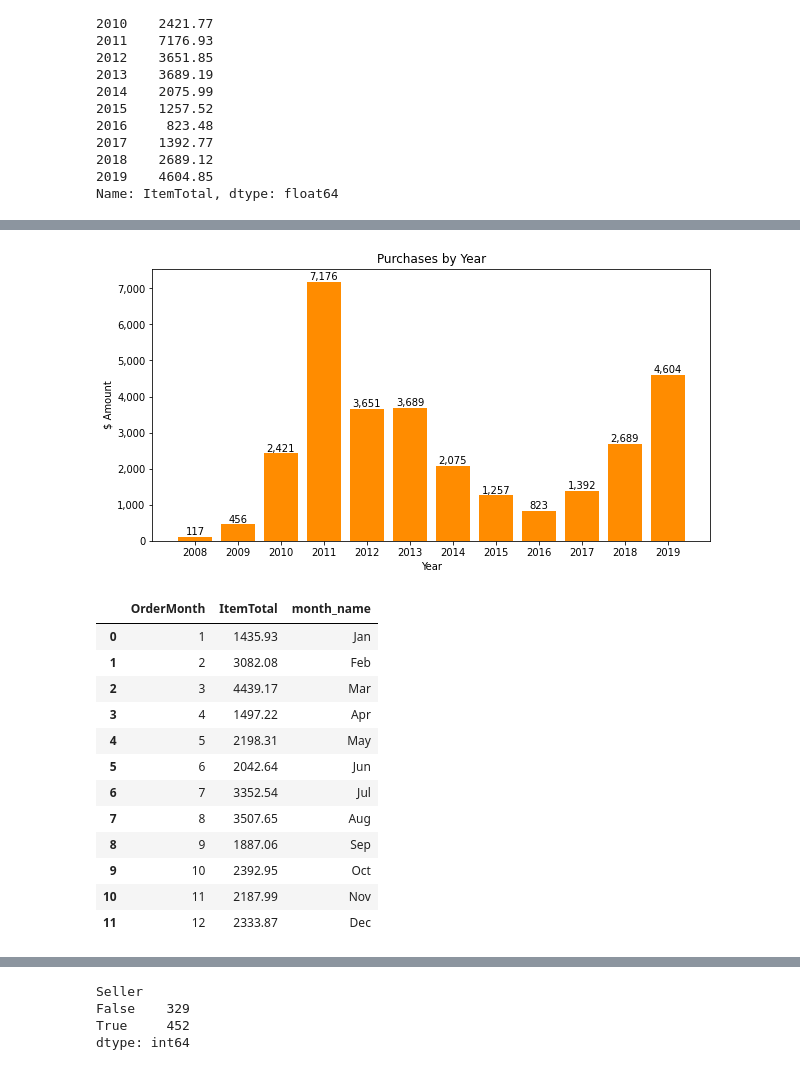
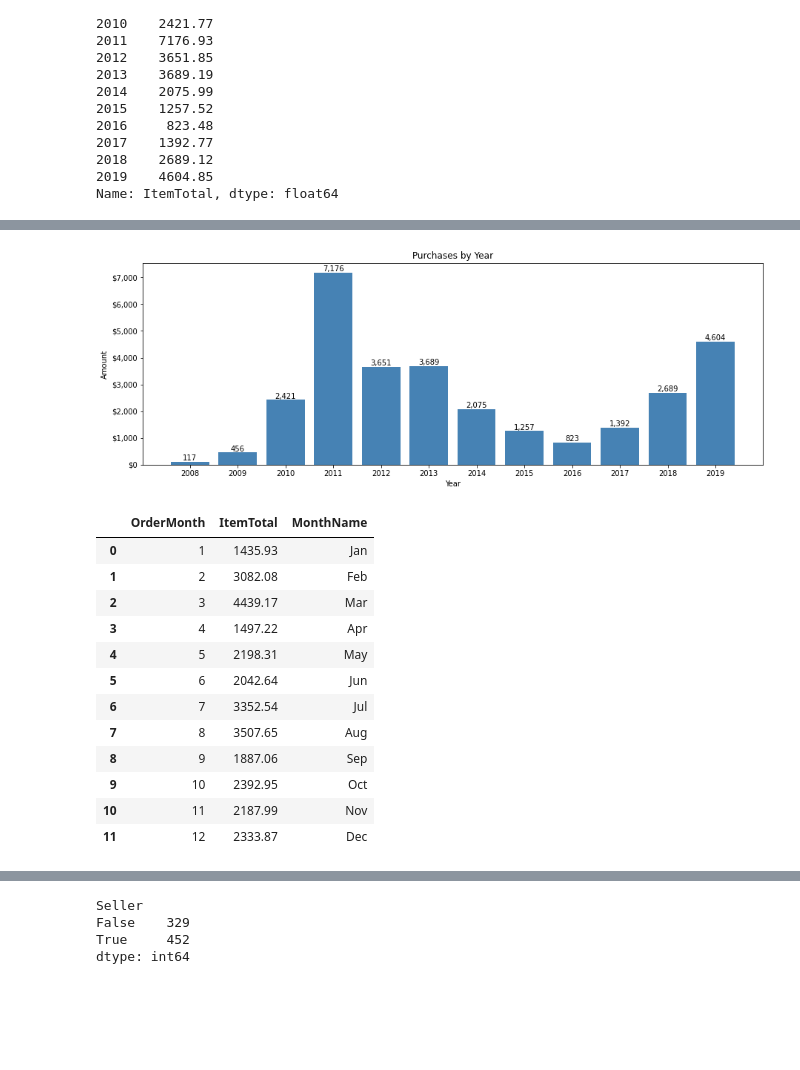
Before and after one commit to AmitSamra/AmazonOrderHistoryAirflowAWS, a Jupyter notebook: AmazonOrderHistoryAirflowAWS_output.ipynb, the cells around one changed output, grey strips where cells are left out. Cells and saved outputs as stored; diff of their text form; code cells hidden in the pictures; blank space fills up the shorter version.

```diff
--- a/AmazonOrderHistoryAirflowAWS_output.ipynb
+++ b/AmazonOrderHistoryAirflowAWS_output.ipynb
@@ -171,34 +176,39 @@ plt.show()
 # %%
-fig,ax = plt.subplots(figsize=(10,5))
-ax.bar(df_OrderYear.index, df_OrderYear.values, color='darkorange')
+fig,ax = plt.subplots(figsize = (15,5))
+ax.bar(df_OrderYear.index, df_OrderYear.values, color = 'steelblue')
+ax.set_title('Purchases by Year')
+
+# x-axis
 ax.set_xlabel('Year')
-ax.set_ylabel('$ Amount')
-ax.set_title('Purchases by Year')
-plt.xticks([x for x in df_OrderYear.index], rotation=0)
+plt.xticks([x for x in df_OrderYear.index], rotation = 0)
 
+# y-axis
+ax.set_ylabel('Amount')
 ax.yaxis.set_major_formatter(
-    ticker.FuncFormatter(lambda y,p: format(int(y),','))
+    ticker.FuncFormatter(lambda y,p: '$'+format(int(y), ','))
 )
 
-for i,j in zip(df_OrderYear.index,df_OrderYear.values):
+# labels
+for i,j in zip(df_OrderYear.index, df_OrderYear.values):
     ax.annotate(format(int(j), ','), xy=(i,j), va='bottom', ha='center')
 
 plt.show()
 #ax.figure.savefig('./img/PurchasesByYear.png', bbox_inches='tight', dpi=150)
 # %% [output]
-[figure, old version]
+[figure, new version]
 # %%
 # Purchases by Month
 
-df_OrderMonth = df[['OrderDate', 'ItemTotal', 'OrderMonth']]
-df_OrderMonth = df_OrderMonth.sort_values('OrderDate')
-df_OrderMonth = df_OrderMonth.groupby('OrderMonth', as_index=False)
-df_OrderMonth = df_OrderMonth['ItemTotal'].sum()
+df_OrderMonthName = df[['OrderDate', 'OrderMonth', 'ItemTotal']]
+df_OrderMonthName = df_OrderMonthName.sort_values('OrderDate')
+df_OrderMonthName = df_OrderMonthName.groupby('OrderMonth', as_index=False)
+df_OrderMonthName = df_OrderMonthName['ItemTotal'].sum()
+
 months = ["Jan", "Feb", "Mar", "Apr", "May", "Jun", "Jul", "Aug", "Sep", "Oct", "Nov", "Dec"]
-df_OrderMonth['month_name'] = months
-df_OrderMonth
+df_OrderMonthName['MonthName'] = months
+df_OrderMonthName
 # %% [output]
-|  | OrderMonth | ItemTotal | month_name |
+|  | OrderMonth | ItemTotal | MonthName |
 | 0 | 1 | 1435.93 | Jan |
 | 1 | 2 | 3082.08 | Feb |
 | 2 | 3 | 4439.17 | Mar |
```
Also changed, not shown: parts of 20 cells of this notebook, 13 other files.
